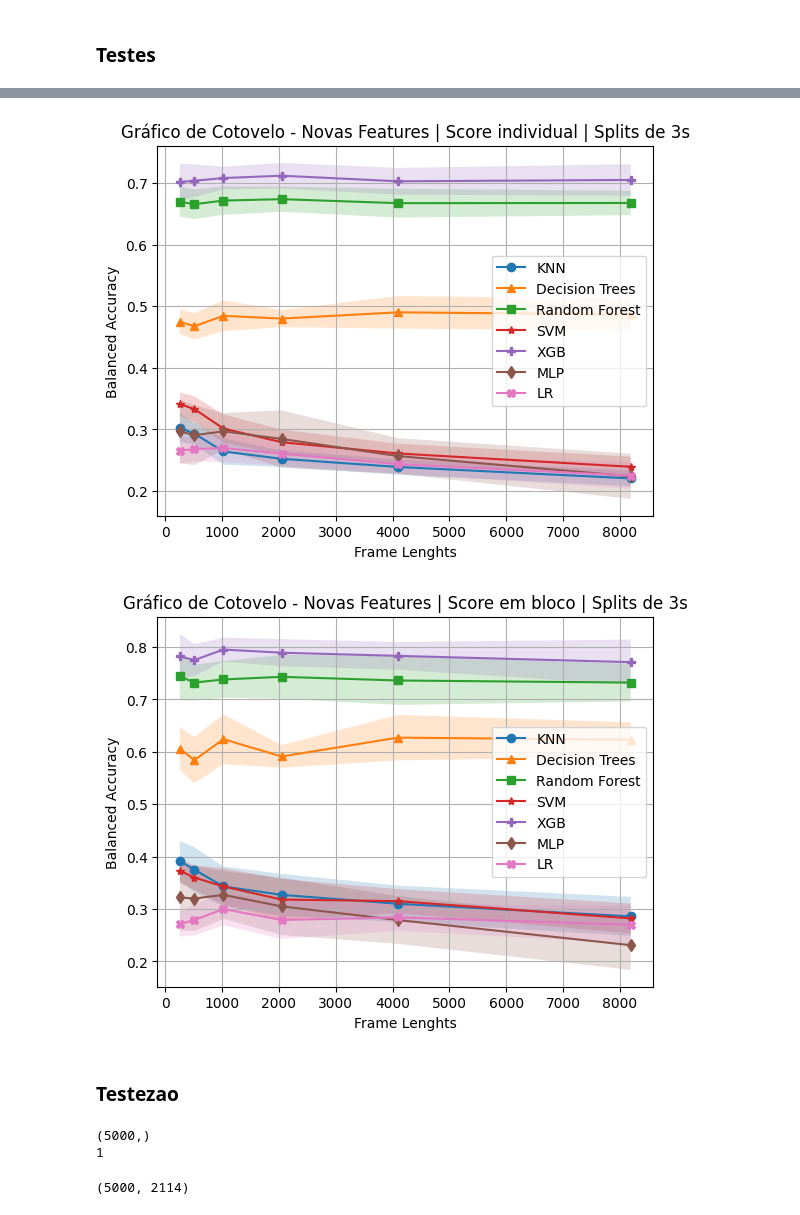
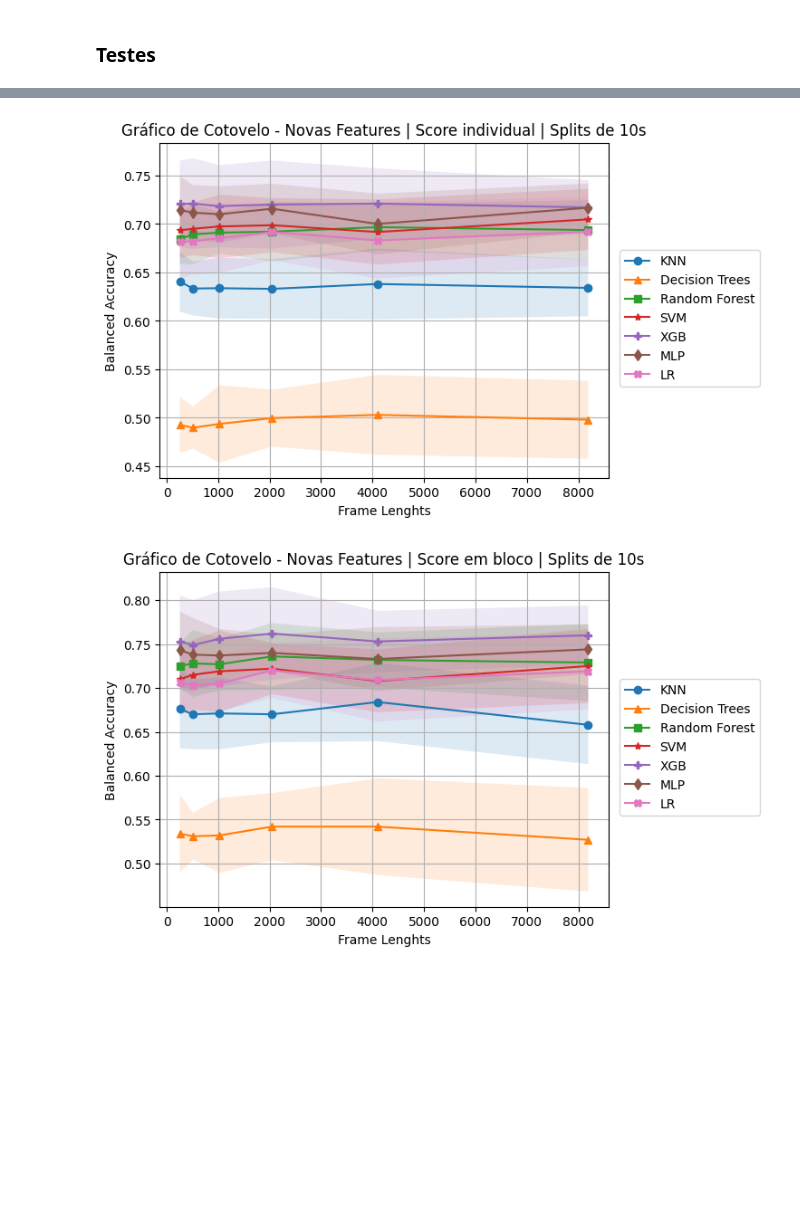
Before and after one commit to andryll/MGR-IC, a Jupyter notebook: codes/ClassificationTestes.ipynb, the cells around one changed output, grey strips where cells are left out. Drawn from its saved outputs; the diff is of its cells as text; code cells hidden in the pictures; blank space fills up the shorter version.

```diff
--- a/codes/ClassificationTestes.ipynb
+++ b/codes/ClassificationTestes.ipynb
@@ -190,13 +191,17 @@ def elbowAll(dflist, seed, n_songs):
     svmc = svm.SVC(random_state=seed)
     xgbc = xgb.XGBClassifier(objective='multi:softprob', random_state=seed)
     mlp = MLPClassifier(random_state=seed)
-    lr = LogisticRegression(solver='saga', random_state=seed, max_iter=1000)
+    lr = LogisticRegression(random_state=seed, max_iter=300)
 
     test = BlockSplit(df, n_splits = 10, seed = seed, n_songs=n_songs)
+    scaler = MinMaxScaler()
 
     target = 'Classe'
     X_columns = df.columns[df.columns != target]
     X = df[X_columns]
+
+    X = pd.DataFrame(scaler.fit_transform(X.loc[:,:]), columns=X.columns)
+
     Y = df[target]
 
     neigh.fit(X.iloc[~X.index.isin(test),:], Y.iloc[~Y.index.isin(test)])
@@ -248,7 +253,7 @@ dflist = []
 csvnames = ['256.csv', '512.csv','1024.csv','2048.csv','4096.csv','8192.csv']
 
 for i in csvnames:
-  dir_path = os.path.join('F:/Documentos/UTFPR/IC/csvs/ft2/3s', i)
+  dir_path = os.path.join('F:/Documentos/UTFPR/IC/csvs/ft2/10s', i)
   dflist.append(pd.read_csv(dir_path, sep=',', encoding='utf-8'))
 # %%
 # Executa os algoritmos com as features desejadas e salva os valores de score nas listas
@@ -340,25 +363,25 @@ for score in scoreslistB:
 # %%
 #  Plota o gráfico com as médias das seeds e os desvios padrão
 
 frame_lenghts = [256, 512, 1024, 2048, 4096, 8192]
 labels = ['KNN', 'Decision Trees', 'Random Forest', 'SVM', 'XGB', 'MLP', 'LR']
 markers = ['o', '^', 's', '*', 'P', 'd', 'X']
 
 for i in range(len(scoresmeans)):
   plt.plot(frame_lenghts, scoresmeans[i], label = labels[i], marker = markers[i])
-  plt.fill_between(frame_lenghts, scoresmeans[i] + scoressds[i], scoresmeans[i] - scoressds[i], alpha = 0.2)
+  plt.fill_between(frame_lenghts, scoresmeans[i] + scoressds[i], scoresmeans[i] - scoressds[i], alpha = 0.15)
 
-plt.legend()
+plt.legend( bbox_to_anchor = (1.35, 0.7))
 plt.grid()
 plt.ylabel('Balanced Accuracy')
 plt.xlabel('Frame Lenghts')
-plt.title('Gráfico de Cotovelo - Novas Features | Score individual | Splits de 3s')
+plt.title('Gráfico de Cotovelo - Novas Features | Score individual | Splits de 10s')
 
 # Nome do arquivo pra salvar
-plt.savefig('3s_new.pdf')
+plt.savefig('10s_new.pdf')
 plt.show()
 # %% [output]
-[figure, old version]
+[figure, new version]
 # %%
 #  Plota o gráfico com as médias das seeds e os desvios padrão
 
@@ -368,26 +391,16 @@ markers = ['o', '^', 's', '*', 'P', 'd', 'X']
 
 for i in range(len(scoresmeansB)):
   plt.plot(frame_lenghts, scoresmeansB[i], label = labels[i], marker = markers[i])
-  plt.fill_between(frame_lenghts, scoresmeansB[i] + scoressdsB[i], scoresmeansB[i] - scoressdsB[i], alpha = 0.2)
+  plt.fill_between(frame_lenghts, scoresmeansB[i] + scoressdsB[i], scoresmeansB[i] - scoressdsB[i], alpha = 0.15)
 
-plt.legend()
+plt.legend(bbox_to_anchor = (1.35, 0.7))
 plt.grid()
 plt.ylabel('Balanced Accuracy')
 plt.xlabel('Frame Lenghts')
-plt.title('Gráfico de Cotovelo - Novas Features | Score em bloco | Splits de 3s')
+plt.title('Gráfico de Cotovelo - Novas Features | Score em bloco | Splits de 10s')
 
 # Nome do arquivo pra salvar
-plt.savefig('3s_new_block.pdf')
+plt.savefig('10s_new_block.pdf')
 plt.show()
 # %% [output]
-[figure, old version]
+[figure, new version]
-# %% [markdown]
-### Testezao
-# %%
-print(df.iloc[:,df.columns.get_loc('Classe')].shape)
-print(len(all_rock))
-dflist[0].shape
-# %% [output]
-(5000,)
-1
-(5000, 2114)
```
Also changed, not shown: parts of 17 cells of this notebook.
